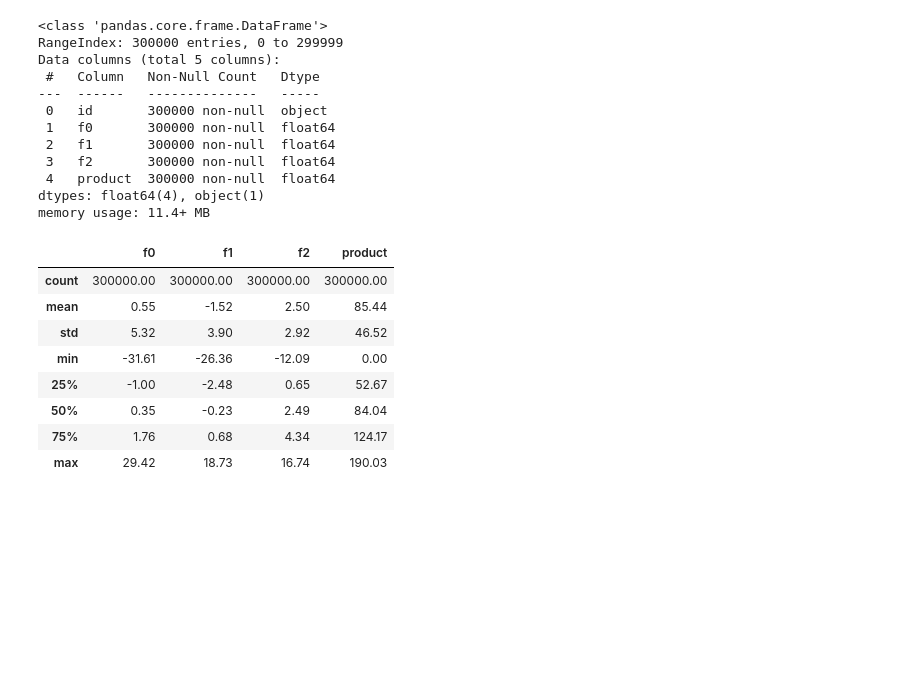
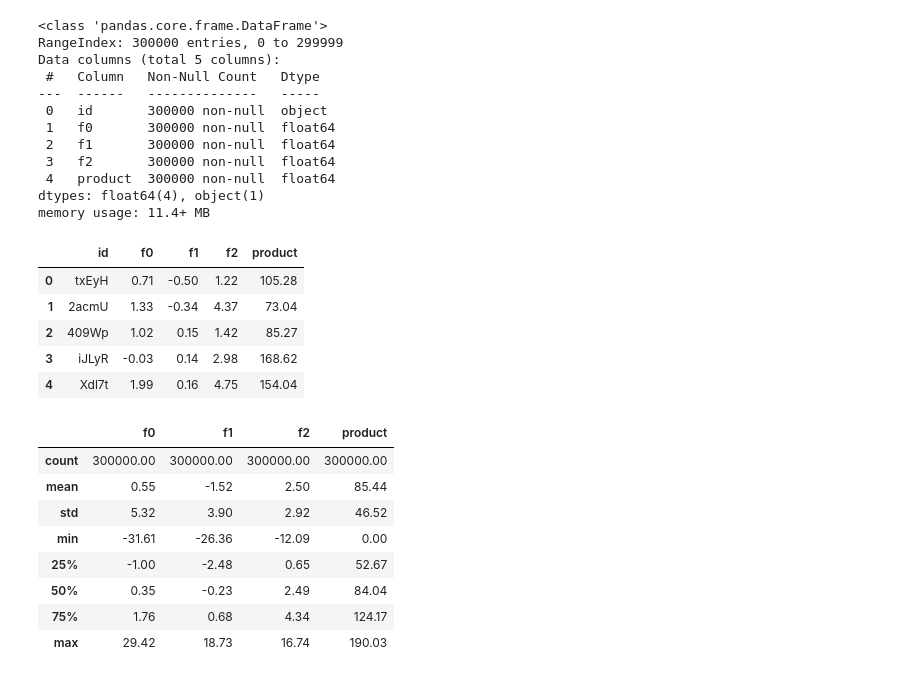
Before and after one commit to Verbasik/Yandex.Practicum.DataScience, a Jupyter notebook: 07_Создание модели для нефтедобывающей компании "GlavRosGosNeft"/GlavRosGosNeft.ipynb, the cells around one changed output. Drawn from its saved outputs; the diff is of its cells as text; code cells hidden in the pictures; blank space fills up the shorter version.

```diff
--- a/07_Создание модели для нефтедобывающей компании "GlavRosGosNeft"/GlavRosGosNeft.ipynb
+++ b/07_Создание модели для нефтедобывающей компании "GlavRosGosNeft"/GlavRosGosNeft.ipynb
@@ -218,6 +214,15 @@ Data columns (total 5 columns):
  4   product  300000 non-null  float64
 dtypes: float64(4), object(1)
 memory usage: 11.4+ MB
+# %%
+df.head()
+# %% [output]
+|  | id | f0 | f1 | f2 | product |
+| 0 | txEyH | 0.71 | -0.50 | 1.22 | 105.28 |
+| 1 | 2acmU | 1.33 | -0.34 | 4.37 | 73.04 |
+| 2 | 409Wp | 1.02 | 0.15 | 1.42 | 85.27 |
+| 3 | iJLyR | -0.03 | 0.14 | 2.98 | 168.62 |
+| 4 | Xdl7t | 1.99 | 0.16 | 4.75 | 154.04 |
 # %%
 df.describe()
 # %% [output]
```
Also changed, not shown: parts of 11 cells of this notebook.
